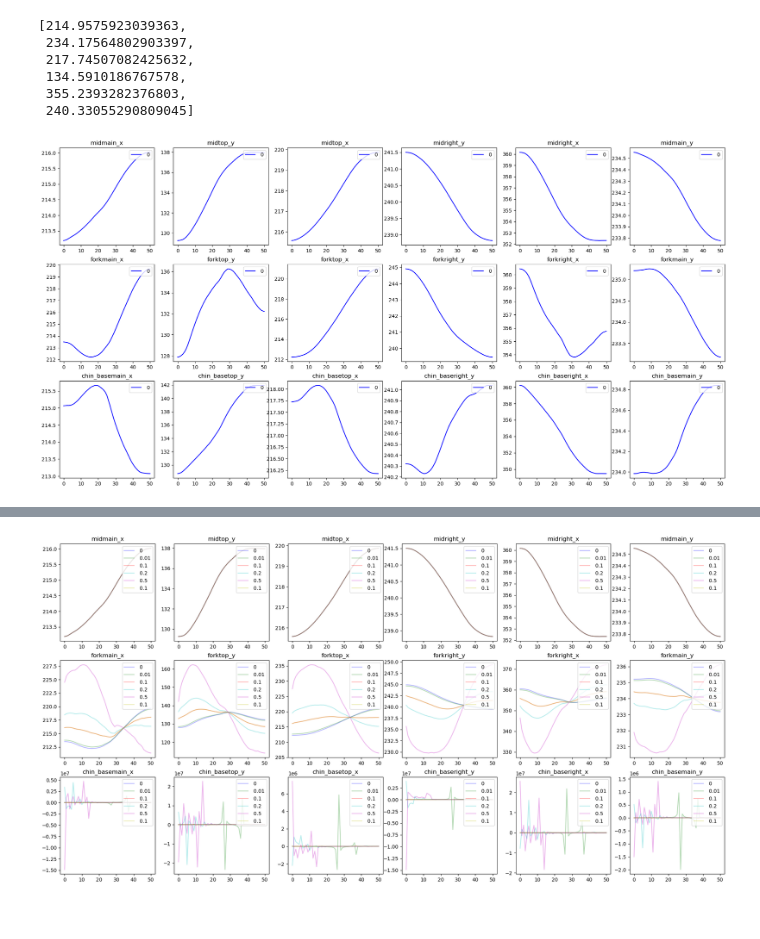
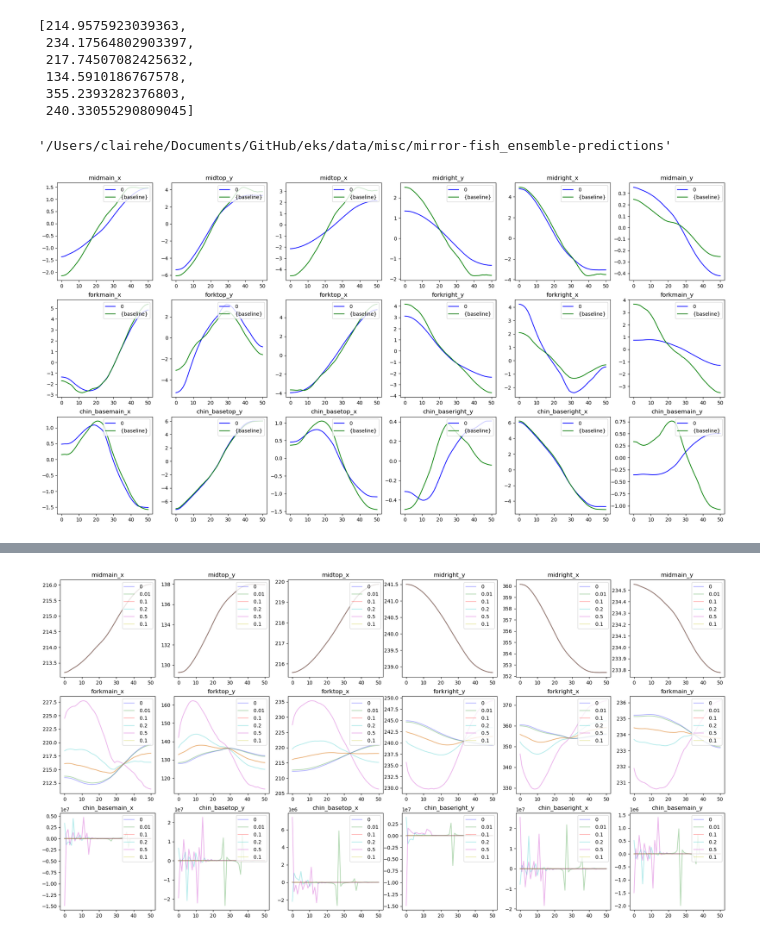
Before and after one commit to erialc-cal/eks, a Jupyter notebook: fish.ipynb, the cells around one changed output, grey strips where cells are left out. Cells and saved outputs as stored; diff of their text form; code cells hidden in the pictures.

```diff
--- a/fish.ipynb
+++ b/fish.ipynb
@@ -321,19 +304,28 @@ except ImportError:  # Python 3.x
 
 with open('constrained_fish.p', 'wb') as fp:
     pickle.dump(camera_dfs, fp, protocol=pickle.HIGHEST_PROTOCOL)
+# %%
+file_path
+# %% [output]
+'/Users/clairehe/Documents/GitHub/eks/data/misc/mirror-fish_ensemble-predictions'
 # %%
 nkeys = len(keypoint_ensemble_list)
 ncams = len(camkeys)
 color = ['b','g','r','c','m','y','k']
 fig,ax = plt.subplots(nkeys,2*ncams,figsize=(24,12))
 for n,key in enumerate(keypoint_ensemble_list):
     for j,cam in enumerate(camkeys):
-        ax[n, 2*j].plot(all_mu[0]['{}_df'.format(cam)]['ensemble-kalman_tracker'][key]["x"], color=color[0], label = ' {}'.format(mu[0]))
+        ax[n, 2*j].plot(all_mu[0]['{}_df'.format(cam)]['ensemble-kalman_tracker'][key]["x"]- np.mean(all_mu[0]['{}_df'.format(cam)]['ensemble-kalman_tracker'][key]["x"]) , color=color[0], label = ' {}'.format(mu[0]))
+        #ax[n ,2*j].plot(pd.read_csv(file_path+"/network_0"+operator+name+".csv", header=[1,2])[key+'_'+cam][["x"]], color='gray', label = 'network 0')
+        ax[n,2*j].title.set_text('{}'.format(key)+'{}'.format(cam)+'_x')
+        ax[n, 2*j].plot(baseline[key+'_'+cam]["x"]-np.mean(baseline[key+'_'+cam]["x"]), color=color[1], label = ' {baseline}')
         ax[n,2*j].title.set_text('{}'.format(key)+'{}'.format(cam)+'_x')
 
-        ax[n, 2*j-1].plot(all_mu[0]['{}_df'.format(cam)]['ensemble-kalman_tracker'][key]["y"], color=color[0], label = ' {}'.format(mu[0]))
+        ax[n, 2*j-1].plot(all_mu[0]['{}_df'.format(cam)]['ensemble-kalman_tracker'][key]["y"]-np.mean(all_mu[0]['{}_df'.format(cam)]['ensemble-kalman_tracker'][key]["y"]), color=color[0], label = ' {}'.format(mu[0]))
+        ax[n, 2*j-1].plot(baseline[key+'_'+cam]["y"]- np.mean(baseline[key+'_'+cam]["y"]), color=color[1], label = ' {baseline}')
+        #ax[n ,2*j-1].plot(pd.read_csv(file_path+"/network_0"+operator+name+".csv", header=[1,2])[key+'_'+cam][["y"]], color='gray', label='network 0')
         ax[n, 2*j-1].title.set_text('{}'.format(key)+'{}'.format(cam)+'_y')
         ax[n, 2*j].legend(loc='upper right')
         ax[n,2*j-1].legend(loc='upper right')
 # %% [output]
-[figure, old version]
+[figure, new version]
```
Also changed, not shown: parts of 6 cells of this notebook, 2 other files.
